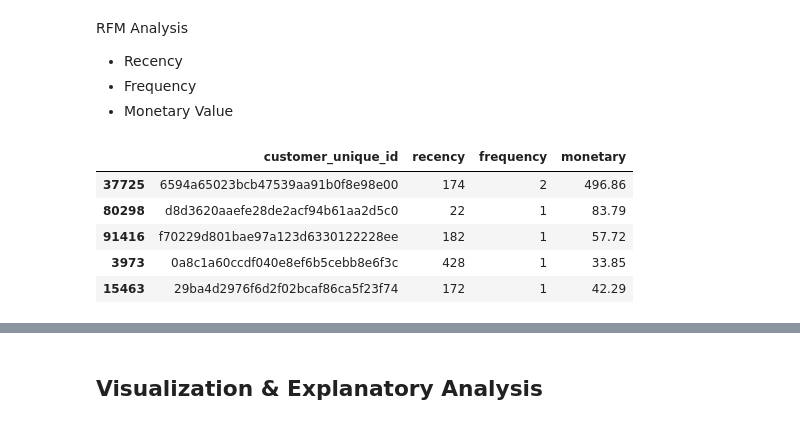
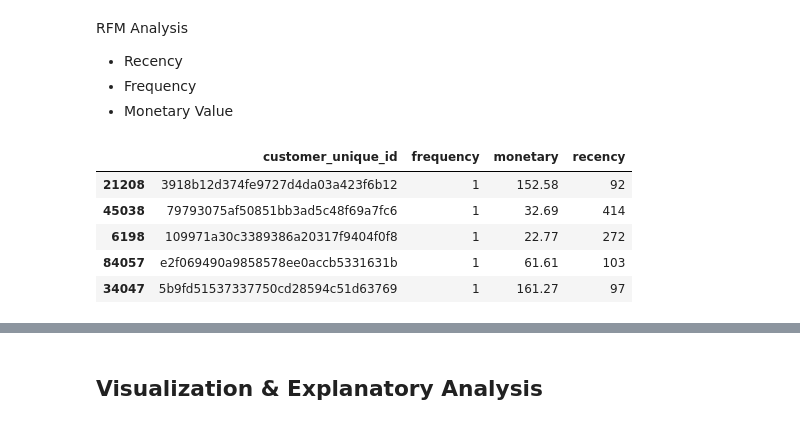
Before and after one commit to gybranam/Proyek-Analisis-Data-Dicoding, a Jupyter notebook: notebook1.ipynb, the cells around one changed output, grey strips where cells are left out. Saved outputs shown, nothing was run; the diff lists cells and outputs as text; code cells hidden in the pictures.

Commit message:
bangkit

```diff
--- a/notebook1.ipynb
+++ b/notebook1.ipynb
@@ -76,7 +71,7 @@ orderreview.head()
 | 3 | e64fb393e7b32834bb789ff8bb30750e | 658677c97b385a9be170737859d3511b | 5 | NaN | Recebi bem antes do prazo estipul... | 2017-04-21 00:00:00 | ... |
 | 4 | f7c4243c7fe1938f181bec41a392bdeb | 8e6bfb81e283fa7e4f11123a3fb894f1 | 5 | NaN | Parabéns lojas lannister adorei c... | 2018-03-01 00:00:00 | ... |
 # %%
-orderdataset= pd.read_csv("/content/drive/MyDrive/bangkit/E-Commerce Public Dataset/orders_dataset.csv")
+orderdataset= pd.read_csv("E-commerce-public-dataset\E-Commerce Public Dataset\orders_dataset.csv")
 orderdataset.head()
 # %% [output]
 |  | order_id | customer_id | order_status | order_purchase_timestamp | order_approved_at | order_delivered_carrier_date | ... |
@@ -86,7 +81,7 @@ orderdataset.head()
 | 3 | 949d5b44dbf5de918fe9c16f97b45f8a | f88197465ea7920adcdbec7375364d82 | delivered | 2017-11-18 19:28:06 | 2017-11-18 19:45:59 | 2017-11-22 13:39:59 | ... |
 | 4 | ad21c59c0840e6cb83a9ceb5573f8159 | 8ab97904e6daea8866dbdbc4fb7aad2c | delivered | 2018-02-13 21:18:39 | 2018-02-13 22:20:29 | 2018-02-14 19:46:34 | ... |
 # %%
-productcategory= pd.read_csv("/content/drive/MyDrive/bangkit/E-Commerce Public Dataset/product_category_name_translation.csv")
+productcategory= pd.read_csv("E-commerce-public-dataset\E-Commerce Public Dataset\product_category_name_translation.csv")
 productcategory.head()
 # %% [output]
 |  | product_category_name | product_category_name_english |
@@ -96,7 +91,7 @@ productcategory.head()
 | 3 | cama_mesa_banho | bed_bath_table |
 | 4 | moveis_decoracao | furniture_decor |
 # %%
-productdataset = pd.read_csv("/content/drive/MyDrive/bangkit/E-Commerce Public Dataset/products_dataset.csv")
+productdataset = pd.read_csv("E-commerce-public-dataset\E-Commerce Public Dataset\products_dataset.csv")
 productdataset.head()
 # %% [output]
 |  | product_id | product_category_name | product_name_lenght | product_description_lenght | product_photos_qty | ... |
@@ -106,7 +101,7 @@ productdataset.head()
 | 3 | cef67bcfe19066a932b7673e239eb23d | bebes | 27.0 | 261.0 | 1.0 | ... |
 | 4 | 9dc1a7de274444849c219cff195d0b71 | utilidades_domesticas | 37.0 | 402.0 | 4.0 | ... |
 # %%
-sellers = pd.read_csv("/content/drive/MyDrive/bangkit/E-Commerce Public Dataset/sellers_dataset.csv")
+sellers = pd.read_csv("E-commerce-public-dataset\E-Commerce Public Dataset\sellers_dataset.csv")
 sellers.head()
 # %% [output]
 |  | seller_id | seller_zip_code_prefix | seller_city | seller_state |
@@ -871,21 +866,26 @@ RFM Analysis
   -  Recency
   - Frequency
   - Monetary Value
-# %%
-recent_date = all_df['order_purchase_timestamp'].max().date()
-rfm_df = all_df.groupby(by="customer_unique_id", as_index=False).agg({
-    "order_purchase_timestamp": lambda x: (recent_date - x.max().date()).days,  # Recency
-    "order_id": "nunique",  # Frequency
-    "order_item_value": "sum"  # Monetary
-})
-
-rfm_df.columns = ["customer_unique_id", "recency", "frequency", "monetary"]
-
-rfm_df.sample(5)
-# %% [output]
-|  | customer_unique_id | recency | frequency | monetary |
-| 37725 | 6594a65023bcb47539aa91b0f8e98e00 | 174 | 2 | 496.86 |
-| 80298 | d8d3620aaefe28de2acf94b61aa2d5c0 | 22 | 1 | 83.79 |
-| 91416 | f70229d801bae97a123d6330122228ee | 182 | 1 | 57.72 |
-| 3973 | 0a8c1a60ccdf040e8ef6b5cebb8e6f3c | 428 | 1 | 33.85 |
-| 15463 | 29ba4d2976f6d2f02bcaf86ca5f23f74 | 172 | 1 | 42.29 |
+# %%
+rfm_df = all_df.groupby(by="customer_unique_id", as_index=False).agg({
+    "order_purchase_timestamp": "max",  #mengambil tanggal order terakhir untuk setiap pelanggan.
+    "order_id": "nunique",  #menghitung jumlah order unik yang dilakukan oleh pelanggan.
+    "order_item_value": "sum"  #menghitung total nilai dari semua pesanan pelanggan.
+})
+rfm_df.columns = ["customer_unique_id", "max_order_timestamp", "frequency", "monetary"]
+#konversi kolom timestamp menjadi tanggal saja untuk perhitungan 'Recency'.
+rfm_df["max_order_timestamp"] = rfm_df["max_order_timestamp"].dt.date
+#menghitung tanggal terkini dalam dataset untuk referensi 'Recency'.
+recent_date = all_df["order_purchase_timestamp"].dt.date.max()
+#perhitungan 'Recency' untuk setiap pelanggan dengan menghitung selisih hari dari tanggal terkini.
+rfm_df["recency"] = rfm_df["max_order_timestamp"].apply(lambda x: (recent_date - x).days)
+#menghapus kolom 'max_order_timestamp' karena sudah tidak diperlukan setelah 'Recency' dihitung.
+rfm_df.drop("max_order_timestamp", axis=1, inplace=True)
+rfm_df.sample(5)
+# %% [output]
+|  | customer_unique_id | frequency | monetary | recency |
+| 21208 | 3918b12d374fe9727d4da03a423f6b12 | 1 | 152.58 | 92 |
+| 45038 | 79793075af50851bb3ad5c48f69a7fc6 | 1 | 32.69 | 414 |
+| 6198 | 109971a30c3389386a20317f9404f0f8 | 1 | 22.77 | 272 |
+| 84057 | e2f069490a9858578ee0accb5331631b | 1 | 61.61 | 103 |
+| 34047 | 5b9fd51537337750cd28594c51d63769 | 1 | 161.27 | 97 |
```
Also changed, not shown: parts of 18 cells of this notebook, 10 other files.
